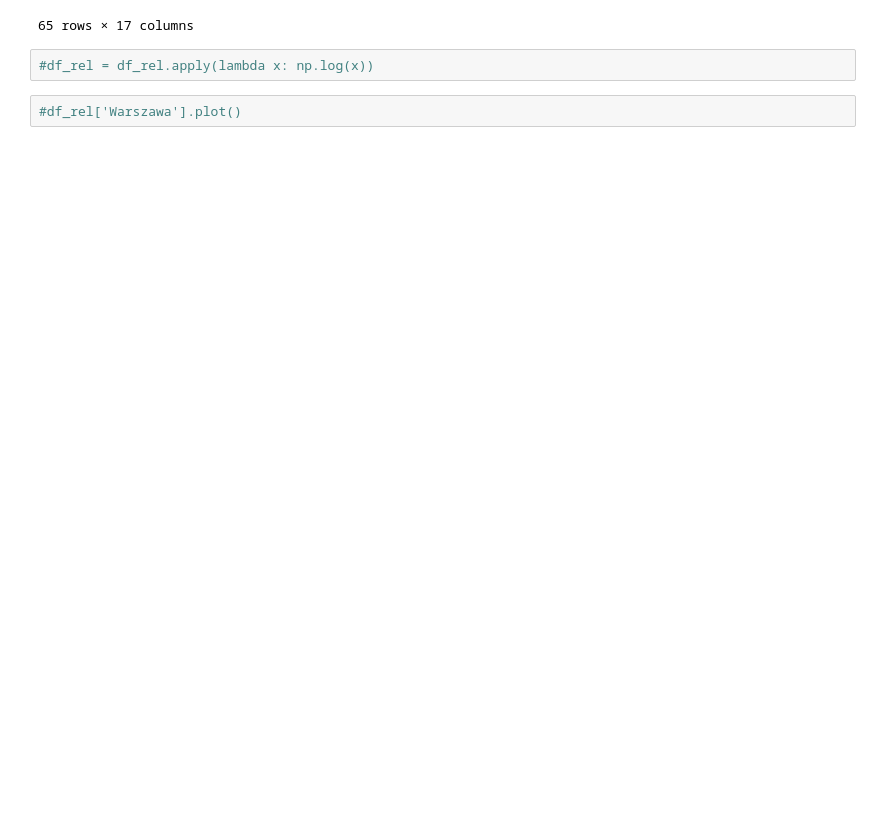
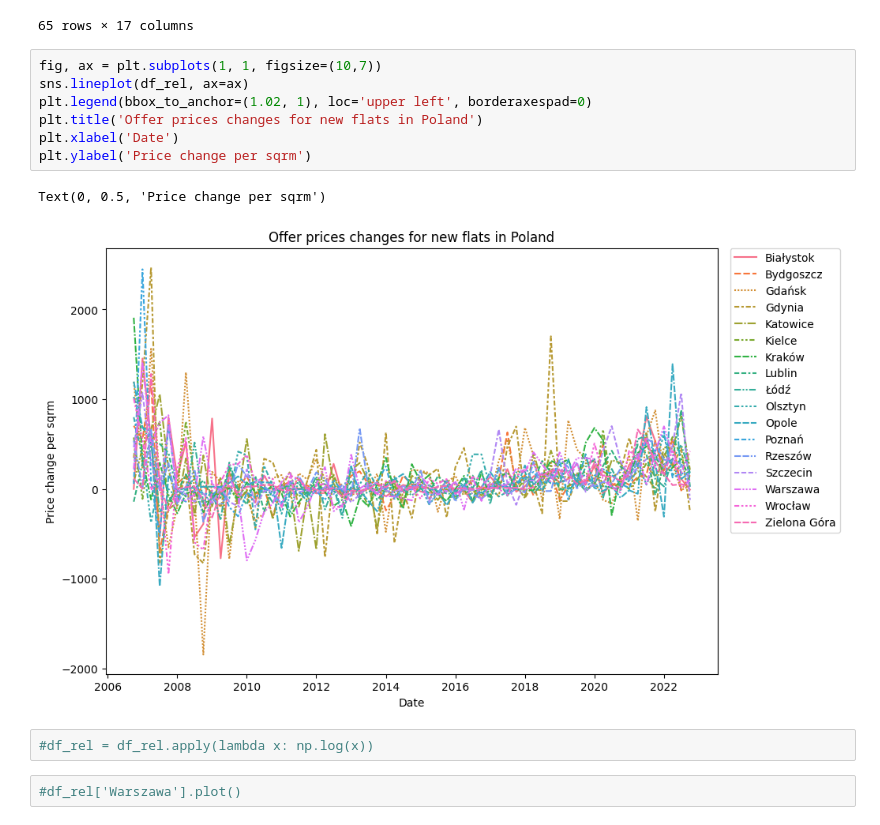
Before and after one commit to tomczykart/housing-market-prediction, a Jupyter notebook: notebooks/housing_prices.ipynb, the cells around one changed output. Saved outputs shown, nothing was run; the diff lists cells and outputs as text; blank space fills up the shorter version.

Commit message:
plot added

```diff
--- a/notebooks/housing_prices.ipynb
+++ b/notebooks/housing_prices.ipynb
@@ -306,6 +307,16 @@ df_rel
 | 2022-07-01 | 111.772593 | -17.422718 | -12.655995 | 455.506462 | 811.791388 | 363.936981 | 333.073567 | 881.47 | 491.359692 | 265.974 | ... |
 | 2022-10-01 | -8.270069 | 152.659272 | 35.578171 | -247.471981 | 213.426385 | 279.138031 | 107.178114 | 25.06 | 179.607215 | 328.404 | ... |
 65 rows × 17 columns
+# %%
+fig, ax = plt.subplots(1, 1, figsize=(10,7))
+sns.lineplot(df_rel, ax=ax)
+plt.legend(bbox_to_anchor=(1.02, 1), loc='upper left', borderaxespad=0)
+plt.title('Offer prices changes for new flats in Poland')
+plt.xlabel('Date')
+plt.ylabel('Price change per sqrm')
+# %% [output]
+Text(0, 0.5, 'Price change per sqrm')
+[figure, added]
 # %%
 #df_rel = df_rel.apply(lambda x: np.log(x))
 # %%
```
Also changed, not shown: parts of 1 cell of this notebook.
